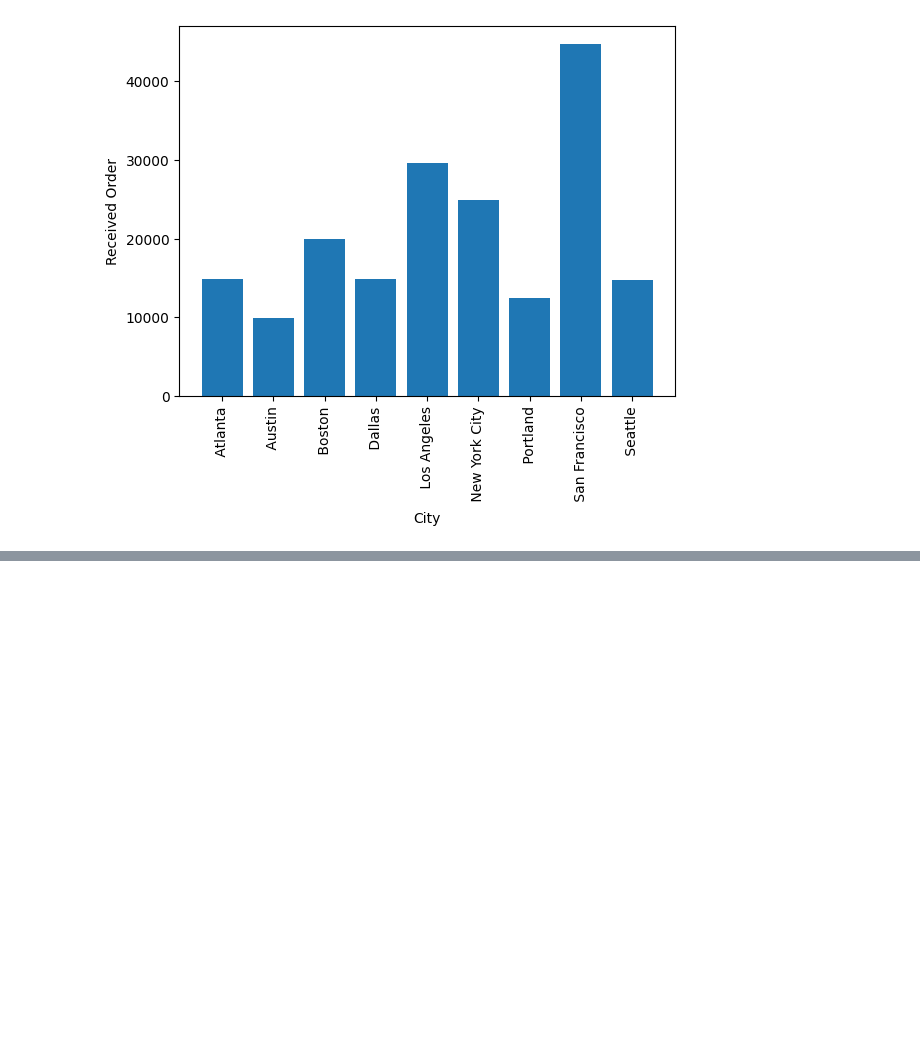
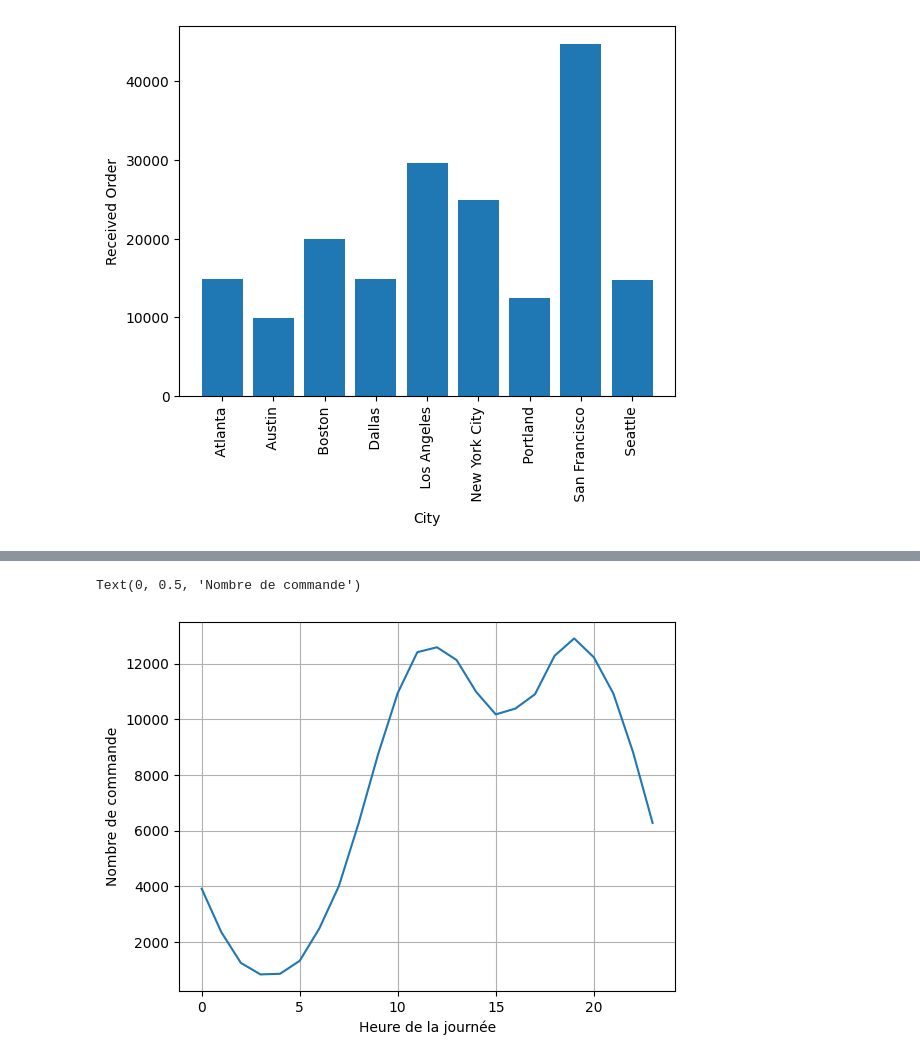
Before and after one commit to ThierryYeffou/Analyze-ecommerce-data, a Jupyter notebook: Projet_data_sales.ipynb, the cells around one changed output, grey strips where cells are left out. Cells and saved outputs as stored; diff of their text form; code cells hidden in the pictures; blank space fills up the shorter version.

```diff
--- a/Projet_data_sales.ipynb
+++ b/Projet_data_sales.ipynb
@@ -247,0 +251,3 @@ plt.show()
+# %%
+all_data["Hour"]=pd.to_datetime(all_data["Order Date"]).dt.hour
+all_data
@@ -247,0 +288,8 @@ plt.show()
+# %%
+plt.grid()
+plt.plot(all_data.groupby("Hour")["city"].count().index, all_data.groupby("Hour")["city"].count())
+plt.xlabel('Heure de la journée')
+plt.ylabel('Nombre de commande')
+# %% [output]
+Text(0, 0.5, 'Nombre de commande')
+[figure, added]
```
Also changed, not shown: parts of 17 cells of this notebook.
